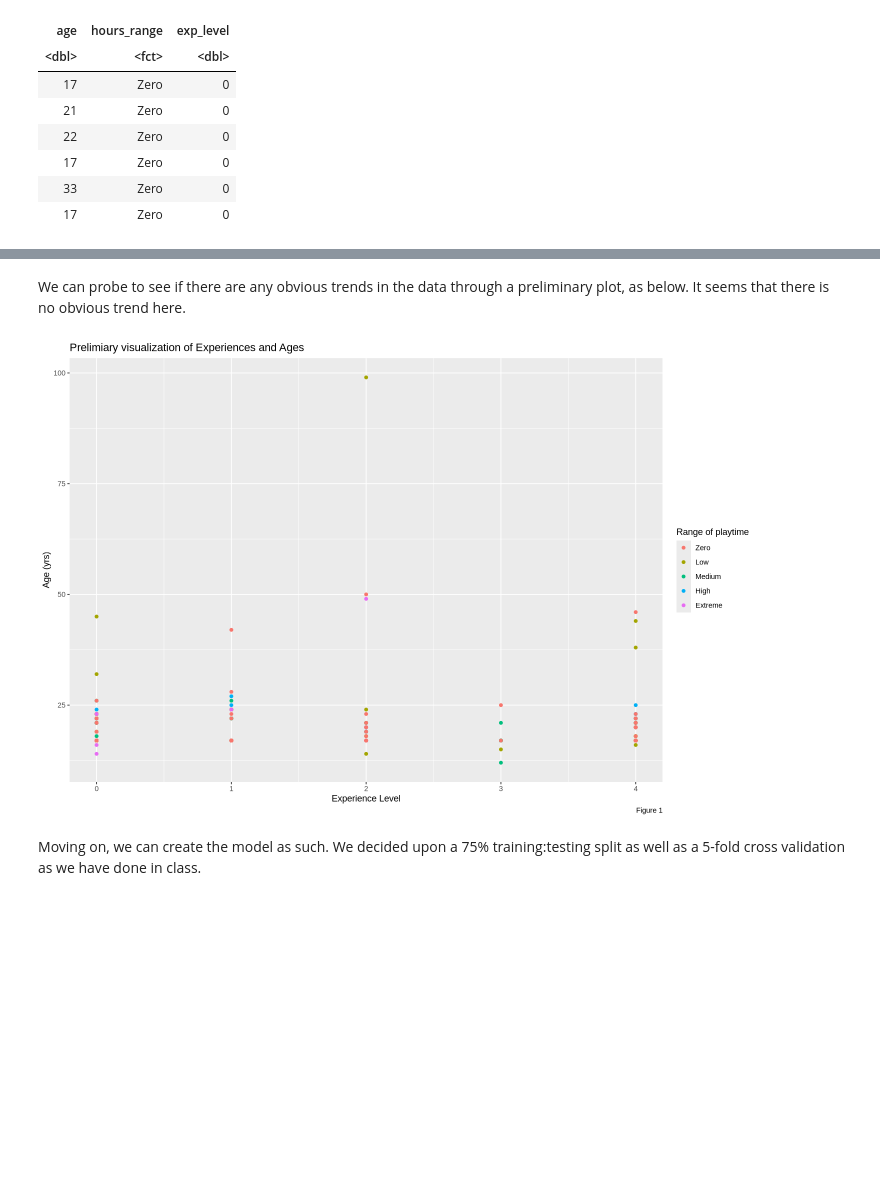
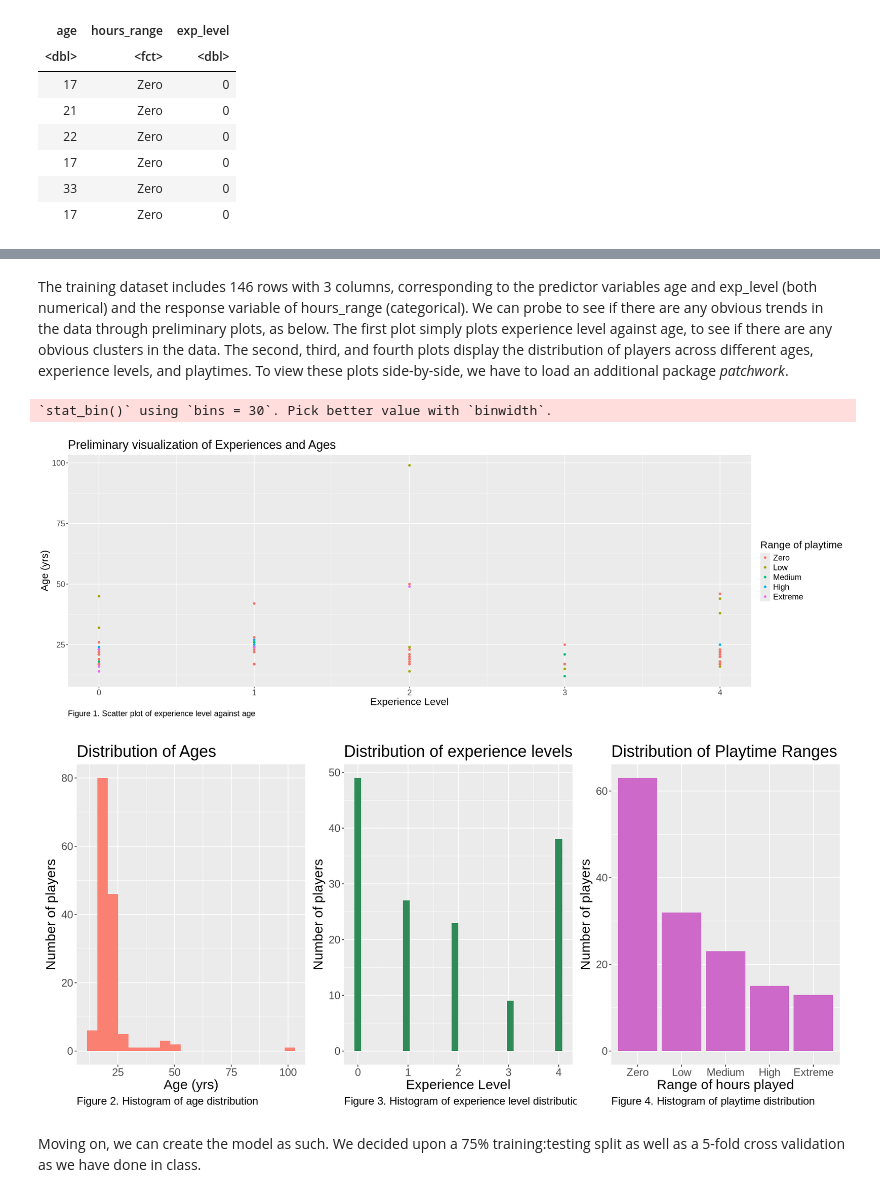
Before and after one commit to amazingk147/DSCI100-Project-Group-42, a Jupyter notebook: project_notebook.ipynb, the cells around one changed output, grey strips where cells are left out. Cells and saved outputs as stored; diff of their text form; code cells hidden in the pictures; blank space fills up the shorter version.

Commit message:
Added figs + captions

```diff
--- a/project_notebook.ipynb
+++ b/project_notebook.ipynb
@@ -184,13 +180,42 @@ data_testing <- testing(data_split)
 # %% [markdown]
-We can probe to see if there are any obvious trends in the data through a preliminary plot, as below. It seems that there is no obvious trend here.
+The training dataset includes 146 rows with 3 columns, corresponding to the predictor variables age and exp_level (both numerical) and the response variable of hours_range (categorical). We can probe to see if there are any obvious trends in the data through preliminary plots, as below. The first plot simply plots experience level against age, to see if there are any obvious clusters in the data. The second, third, and fourth plots display the distribution of players across different ages, experience levels, and playtimes. To view these plots side-by-side, we have to load an additional package *patchwork*.
 # %%
-initial_plot <- data_training |>
-            ggplot(aes(x=exp_level, y=age, color=hours_range)) +
+scatterplot <- data_training |>
+            ggplot(aes(x=exp_level, y=age, colour=hours_range)) +
             geom_point() +
-            labs(x="Experience Level", y="Age (yrs)", color="Range of playtime", caption = "Figure 1", title = "Prelimiary visualization of Experiences and Ages")
-initial_plot
+            labs(x="Experience Level", y="Age (yrs)", color="Range of playtime", caption = "Figure 1. Scatter plot of experience level against age", title = "Preliminary visualization of Experiences and Ages") +
+            theme(text = element_text(size=18), plot.caption = element_text(hjust = 0))
+scatterplot
+
+library(patchwork)
+options(repr.plot.width = 15, repr.plot.height = 7)
+
+ages_plot <- data_training |>
+        ggplot(aes(x=age))+
+        geom_histogram(bins=20, fill="salmon") +
+        labs(x="Age (yrs)", y = "Number of players", title = "Distribution of Ages", caption = "Figure 2. Histogram of age distribution")+
+        theme(text = element_text(size = 18), plot.caption = element_text(hjust = 0))
+
+
+exp_plot <- data_training |>
+            ggplot(aes(x=exp_level)) +
+            geom_histogram(fill="seagreen4") +
+            labs(x="Experience Level", y="Number of players", title = "Distribution of experience levels", caption = "Figure 3. Histogram of experience level distribution") +
+            theme(text = element_text(size=18), plot.caption = element_text(hjust = 0))
+
+playtime_plot <- data_training |>
+            group_by(hours_range) |>
+            summarise(count = n()) |>
+            ggplot(aes(x=hours_range, y=count)) +
+            geom_bar(stat = "identity", fill="orchid3") +
+            labs(x="Range of hours played", y="Number of players", title = "Distribution of Playtime Ranges", caption = "Figure 4. Histogram of playtime distribution") +
+            theme(text = element_text(size=18), plot.caption = element_text(hjust = 0))
+
+ages_plot + exp_plot + playtime_plot
 # %% [output]
+`stat_bin()` using `bins = 30`. Pick better value with `binwidth`.
-[figure, old version]
+[figure, new version]
+[figure, added]
 # %% [markdown]
 Moving on, we can create the model as such. We decided upon a 75% training:testing split as well as a 5-fold cross validation as we have done in class.
 # %%
```
Also changed, not shown: parts of 12 cells of this notebook.
